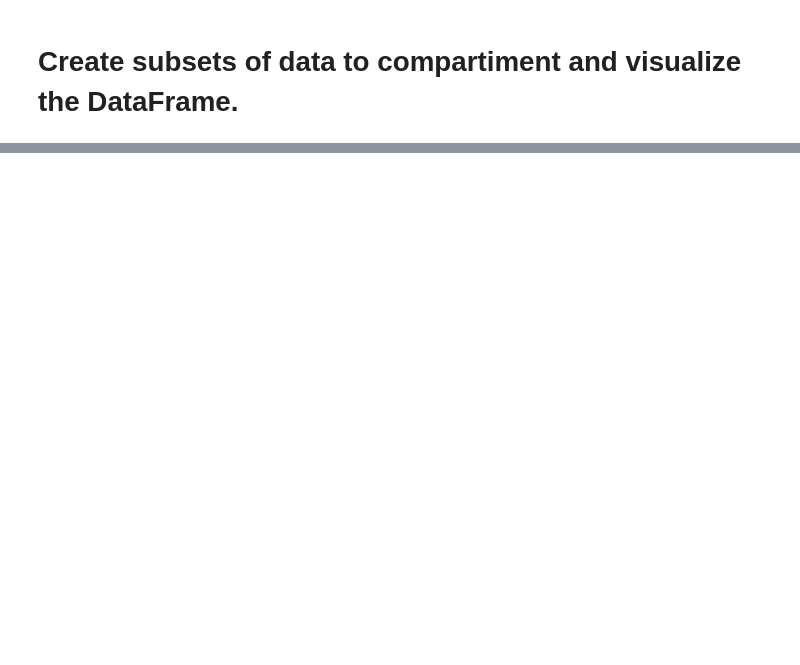
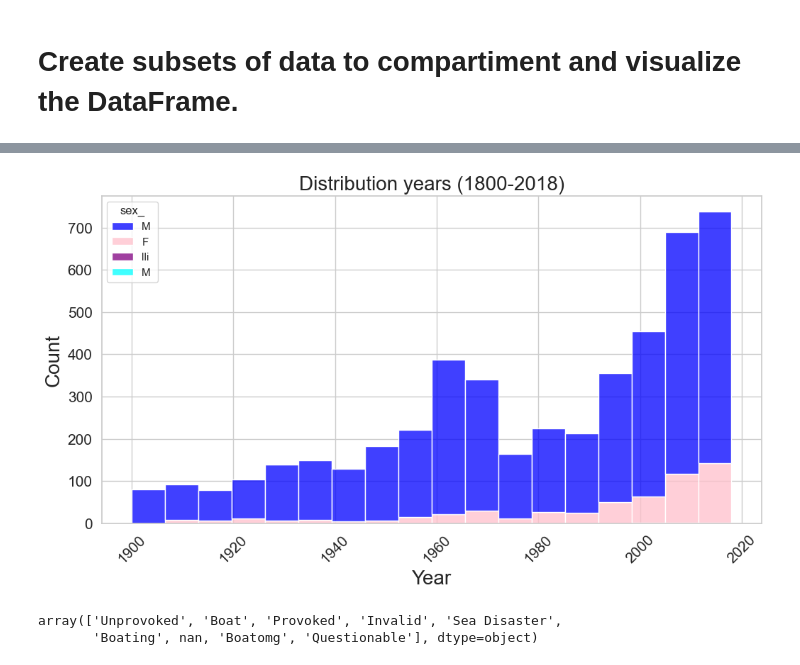
Before and after one commit to ToniDaCosta/Sharknado, a Jupyter notebook: Sharknado.ipynb, the cells around one changed output, grey strips where cells are left out. Saved outputs shown, nothing was run; the diff lists cells and outputs as text; code cells hidden in the pictures; blank space fills up the shorter version.

```diff
--- a/Sharknado.ipynb
+++ b/Sharknado.ipynb
@@ -103,0 +238,20 @@ data_CASA.head(4) # CASA = Country, Area, Sex and Age.
+# %%
+filtered_data = data[(data['year'] >= 1900) & (data['year'] <= 2018) & ~data['sex_'].isin(['N', '.', 'undefined'])]
+
+palette = {'M': 'blue', 'F': 'pink', 'M ': 'cyan', 'lli': 'purple'}
+
+sns.histplot(data=filtered_data, x='year', hue='sex_', multiple="stack", bins=18, palette=palette)
+
+plt.title('Distribution years (1800-2018)', fontsize=20)
+plt.xlabel('Year', fontsize=20)
+plt.ylabel('Count', fontsize=20)
+plt.xticks(fontsize=15)
+plt.yticks(fontsize=15)
+plt.xticks(rotation=45);
+# %% [output]
+[figure, added]
+# %%
+data["type"].unique()
+# %% [output]
+array(['Unprovoked', 'Boat', 'Provoked', 'Invalid', 'Sea Disaster',
+       'Boating', nan, 'Boatomg', 'Questionable'], dtype=object)
```
Also changed, not shown: parts of 32 cells of this notebook.
